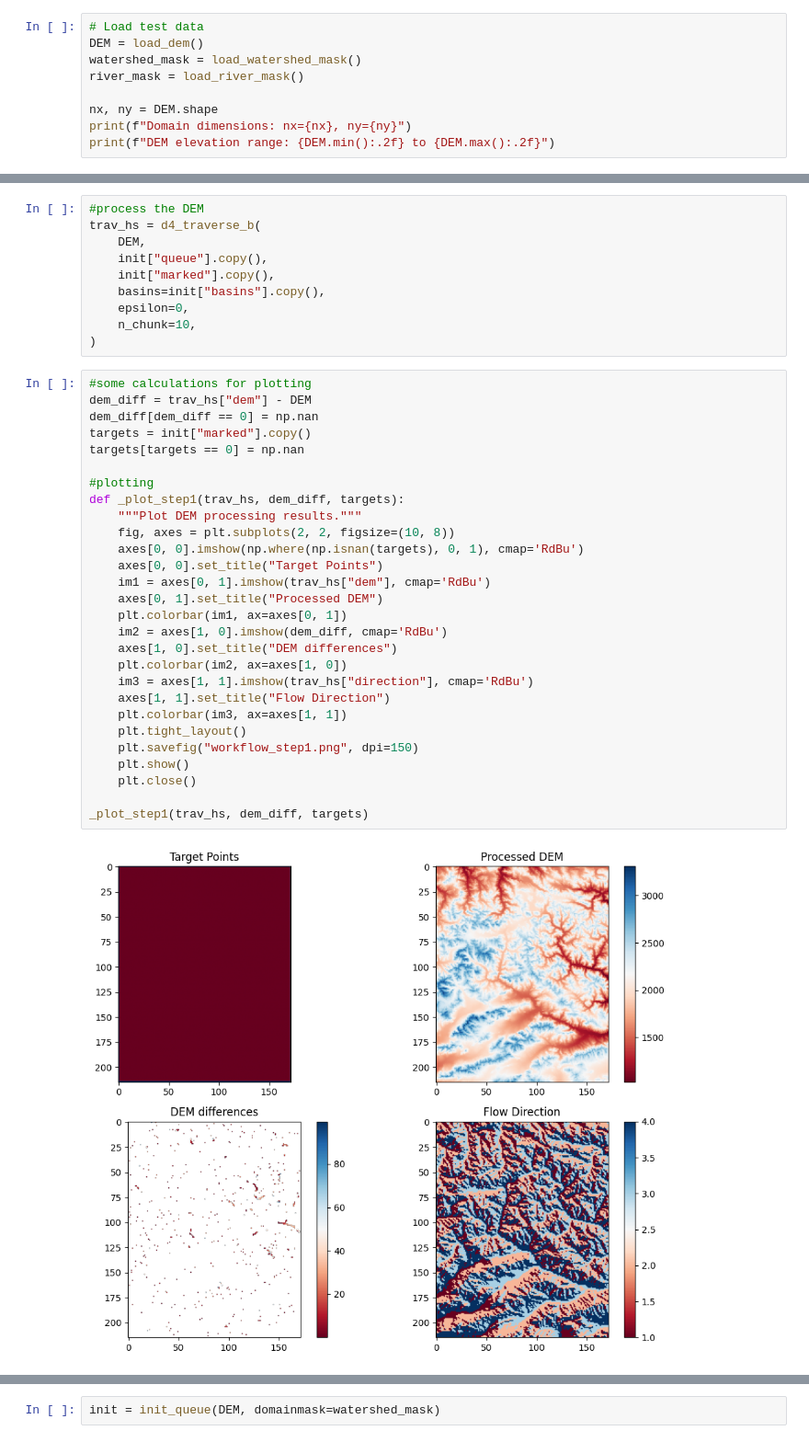
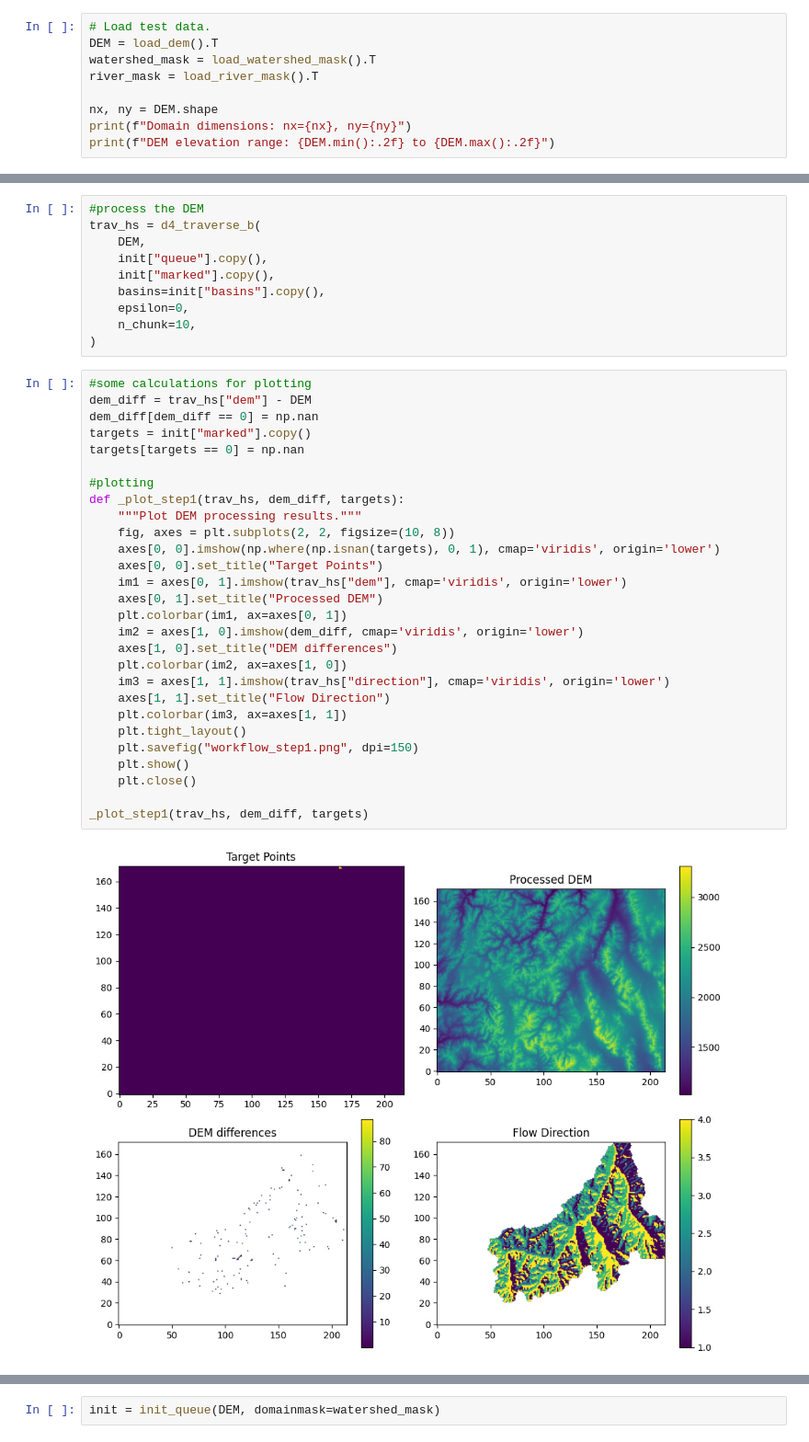
Before and after one commit to hydroframe/priority_flow, a Jupyter notebook: docs/notebooks/Workflow_Example_Notebook.ipynb, the cells around one changed output, grey strips where cells are left out. Shown at 92% size. Drawn from its saved outputs; the diff is of its cells as text.

```diff
--- a/docs/notebooks/Workflow_Example_Notebook.ipynb
+++ b/docs/notebooks/Workflow_Example_Notebook.ipynb
@@ -39,10 +36,10 @@ Three inputs for domain processing:
 NOTE: The only required input is a DEM; the other two are optional depending
 on how you would like to process things.
 # %%
-# Load test data
-DEM = load_dem()
-watershed_mask = load_watershed_mask()
-river_mask = load_river_mask()
+# Load test data.
+DEM = load_dem().T
+watershed_mask = load_watershed_mask().T
+river_mask = load_river_mask().T
 
 nx, ny = DEM.shape
 print(f"Domain dimensions: nx={nx}, ny={ny}")
@@ -109,31 +103,31 @@ trav_hs = d4_traverse_b(
 # %%
 #some calculations for plotting
 dem_diff = trav_hs["dem"] - DEM
 dem_diff[dem_diff == 0] = np.nan
 targets = init["marked"].copy()
 targets[targets == 0] = np.nan
 
 #plotting
 def _plot_step1(trav_hs, dem_diff, targets):
     """Plot DEM processing results."""
     fig, axes = plt.subplots(2, 2, figsize=(10, 8))
-    axes[0, 0].imshow(np.where(np.isnan(targets), 0, 1), cmap='RdBu')
+    axes[0, 0].imshow(np.where(np.isnan(targets), 0, 1), cmap='viridis', origin='lower')
     axes[0, 0].set_title("Target Points")
-    im1 = axes[0, 1].imshow(trav_hs["dem"], cmap='RdBu')
+    im1 = axes[0, 1].imshow(trav_hs["dem"], cmap='viridis', origin='lower')
     axes[0, 1].set_title("Processed DEM")
     plt.colorbar(im1, ax=axes[0, 1])
-    im2 = axes[1, 0].imshow(dem_diff, cmap='RdBu')
+    im2 = axes[1, 0].imshow(dem_diff, cmap='viridis', origin='lower')
     axes[1, 0].set_title("DEM differences")
     plt.colorbar(im2, ax=axes[1, 0])
-    im3 = axes[1, 1].imshow(trav_hs["direction"], cmap='RdBu')
+    im3 = axes[1, 1].imshow(trav_hs["direction"], cmap='viridis', origin='lower')
     axes[1, 1].set_title("Flow Direction")
     plt.colorbar(im3, ax=axes[1, 1])
     plt.tight_layout()
     plt.savefig("workflow_step1.png", dpi=150)
     plt.show()
     plt.close()
 
 _plot_step1(trav_hs, dem_diff, targets)
 # %% [output]
-[figure, old version]
+[figure, new version]
 # %% [markdown]
```
Also changed, not shown: parts of 21 cells of this notebook.
